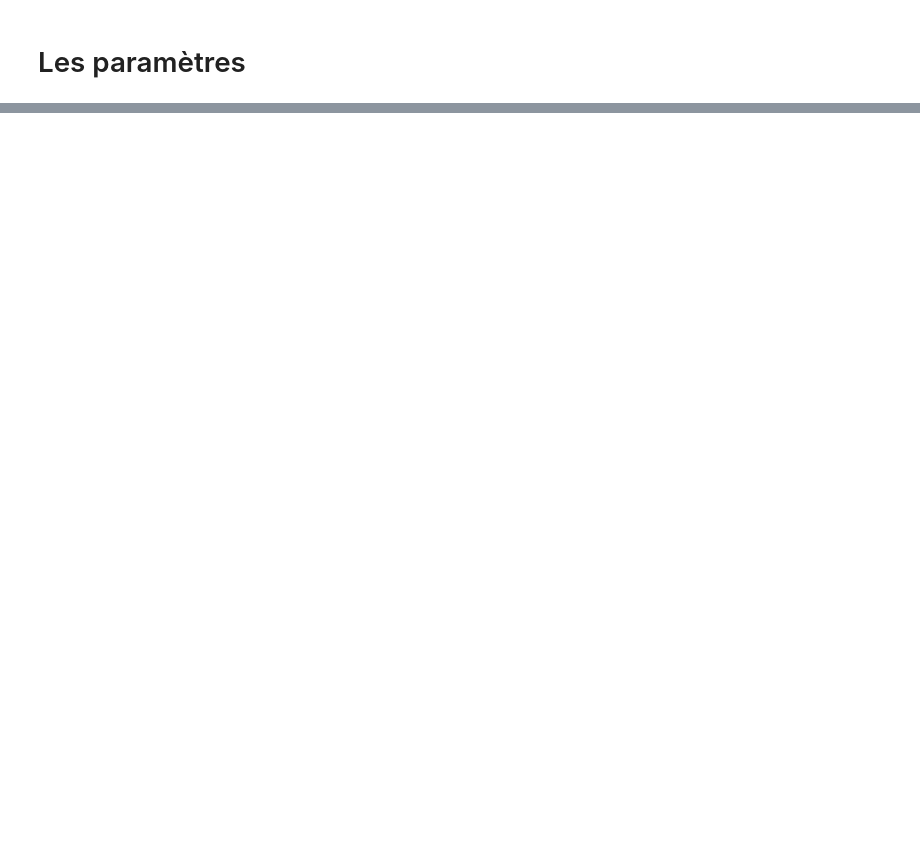
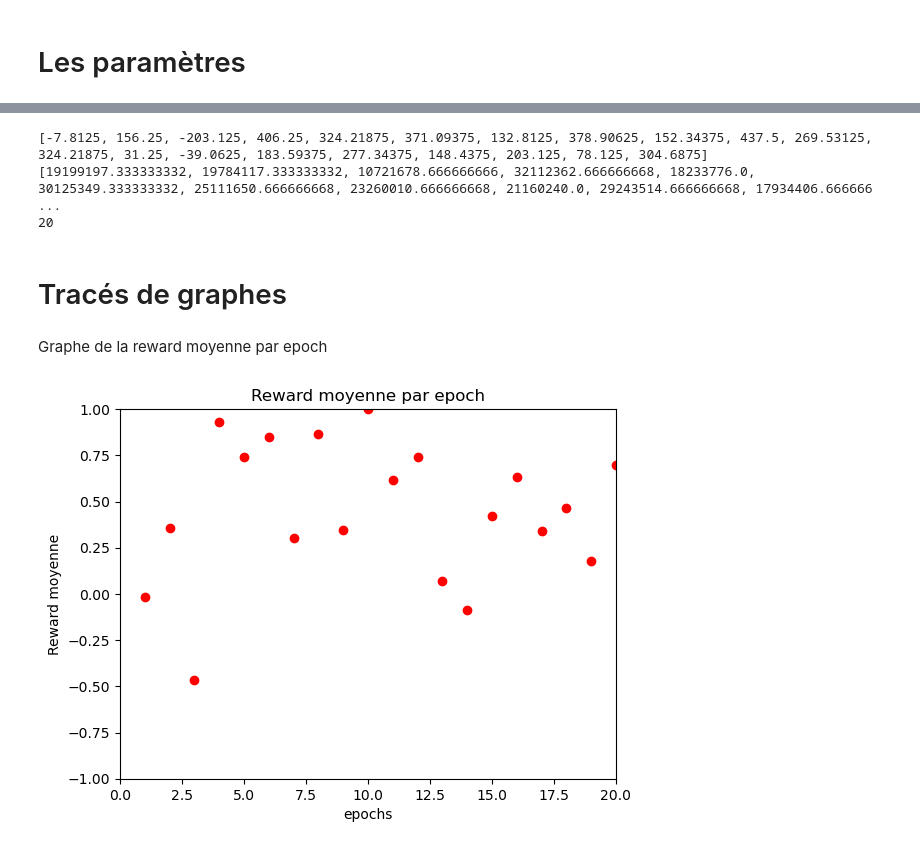
Before and after one commit to gabriellecaillaud/RL_electrical_networks, a Jupyter notebook: Agent.ipynb, the cells around one changed output, grey strips where cells are left out. Cells and saved outputs as stored; diff of their text form; code cells hidden in the pictures; blank space fills up the shorter version.

```diff
--- a/Agent.ipynb
+++ b/Agent.ipynb
@@ -277,5 +267,4 @@ print(obs)
 # %%
-L=torch.Tensor([])
 def train():
 
     # Initialiser l'environnement
@@ -290,9 +279,11 @@ def train():
     # print("new sim :",obs.etatequipement)
     # agent=agent_PPO(obs)
 
-    global L
     global agent
     global sim
+
+    listReward=torch.Tensor([])
+    listLoss=torch.Tensor([])
 
     # Initialiser l'agent
     optimizer = torch.optim.Adam(agent.parameters(), lr=learning_rate, eps=1e-5)
@@ -356,6 +347,9 @@ def train():
             reward=reward[:,None]
 
             rewards[step]=reward
+
+            listReward=torch.cat((listReward,reward))
+
             next_obs,next_done=torch.Tensor(next_obs),torch.Tensor([done])
             next_obs=next_obs[:,None ] #À modifier si jamais il y a plus d'un env
 
@@ -456,7 +450,7 @@ def train():
                 optimizer.step()
                 with torch.no_grad():
                     loss=torch.tensor([loss.item()])
-                    L=torch.cat((L,loss))
+                    listLoss=torch.cat((listLoss,loss))
 
             # early stopping
             if target_kl is not None:
@@ -468,5 +462,6 @@ def train():
     var_y = np.var(y_true)
     end_time=time.time()
     print("computation time :",end_time-start_time)
+    return listReward,listLoss
 
     explained_var = np.nan if var_y == 0 else 1 - np.var(y_true - y_pred) / var_y
@@ -486,0 +470,14 @@ print(sim.get_observation().etatequipement)
+# %%
+listReward,listLoss=train()
+# %%
+sim = client.create_reinforcement_learning(cfg)
+sim=sim.run()
+
+rewardAvg=(sum(listReward).item())/listReward.size(0)
+lossAvg=(sum(listLoss).item())/listLoss.size(0)
+
+listRewardAvg.append(rewardAvg)
+listLossAvg.append(lossAvg)
+
+print("rewardAvg:",rewardAvg)
+print("lossAvg:",lossAvg)
@@ -486,0 +489,30 @@ print(sim.get_observation().etatequipement)
+# %%
+print(listRewardAvg)
+print(listLossAvg)
+print(len(listRewardAvg))
+# %% [output]
+[-7.8125, 156.25, -203.125, 406.25, 324.21875, 371.09375, 132.8125, 378.90625, 152.34375, 437.5, 269.53125, 324.21875, 31.25, -39.0625, 183.59375, 277.34375, 148.4375, 203.125, 78.125, 304.6875]
+[19199197.333333332, 19784117.333333332, 10721678.666666666, 32112362.666666668, 18233776.0, 30125349.333333332, 25111650.666666668, 23260010.666666668, 21160240.0, 29243514.666666668, 17934406.666666 ...
+20
+# %% [markdown]
+# Tracés de graphes
+# %%
+maxReward=max(listRewardAvg)
+maxLoss=max(listLossAvg)
+
+normListRewardAvg=[i/maxReward for i in listRewardAvg]
+normListLossAvg=[i/maxLoss for i in listLossAvg]
+
+listIndex=np.arange(1,len(listRewardAvg)+1)
+# %% [markdown]
+Graphe de la reward moyenne par epoch
+# %%
+plt.plot(listIndex,normListRewardAvg,'ro')
+plt.axis([0,len(listIndex),-1,1])
+plt.title("Reward moyenne par epoch")
+plt.xlabel("epochs")
+plt.ylabel("Reward moyenne")
+
+plt.show()
+# %% [output]
+[figure, added]
```
Also changed, not shown: parts of 48 cells of this notebook, 46 other files.
